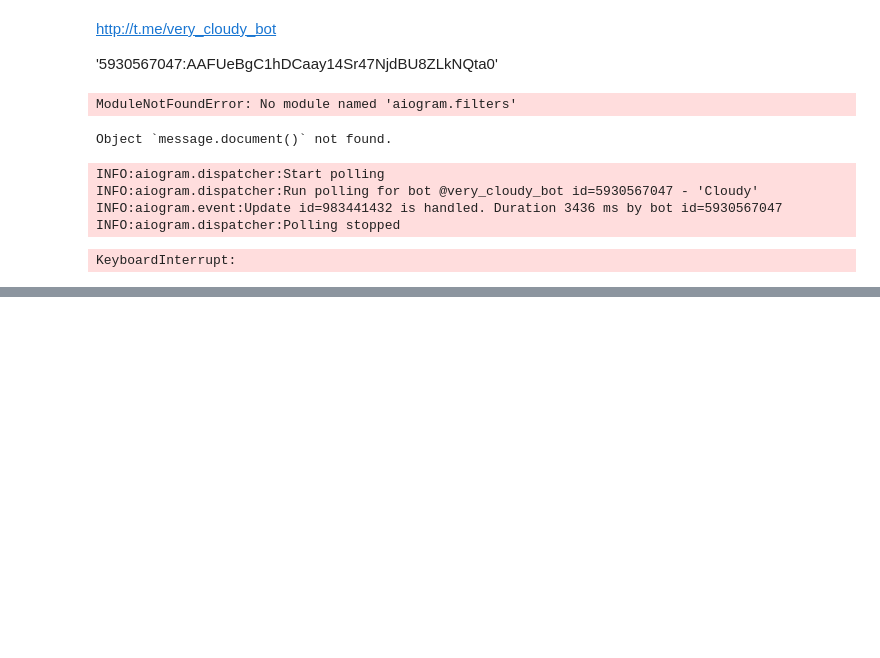
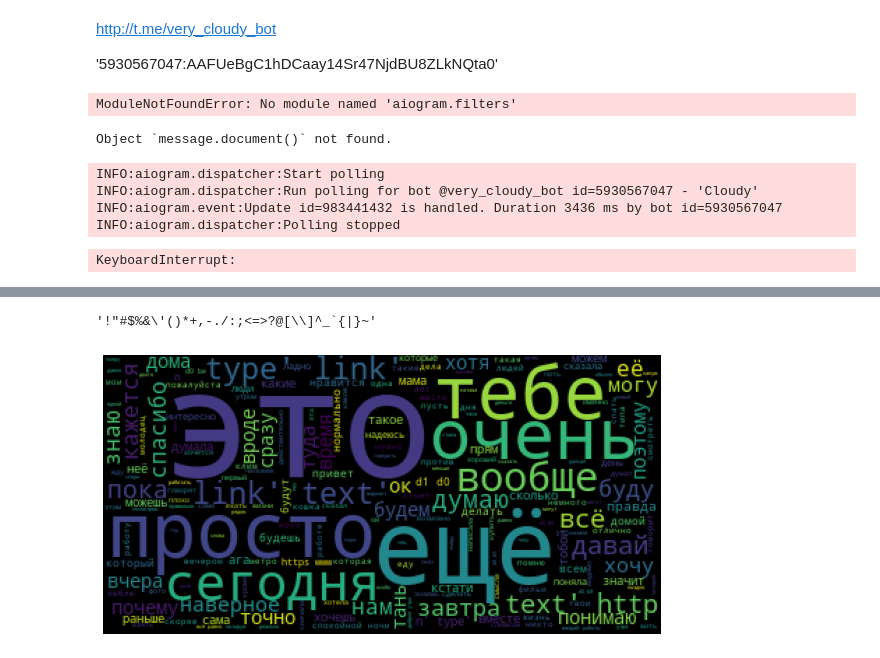
Before and after one commit to gooddeadcat/Klim_notebooks, a Jupyter notebook: Homework/bot/cloudy_bot_Klim-Copy.ipynb, the cells around one changed output, grey strips where cells are left out. Cells and saved outputs as stored; diff of their text form; code cells hidden in the pictures; blank space fills up the shorter version.

```diff
--- a/Homework/bot/cloudy_bot_Klim-Copy.ipynb
+++ b/Homework/bot/cloudy_bot_Klim-Copy.ipynb
@@ -160,0 +305,18 @@ data
+# %%
+from string import punctuation
+punctuation
+# %% [output]
+'!"#$%&\'()*+,-./:;<=>?@[\\]^_`{|}~'
+# %%
+noise = stopwords.words('russian')
+punctuation_new = list(punctuation) + list('»') + list('«')
+# %%
+wordcloud = WordCloud(stopwords=noise + punctuation_new,
+                      background_color="black").generate(text)
+# %%
+plt.figure(figsize=[10,7])
+plt.imshow(wordcloud)
+plt.axis("off")
+plt.show()
+# %% [output]
+[figure, added]
```
Also changed, not shown: parts of 23 cells of this notebook, 2 other files.
